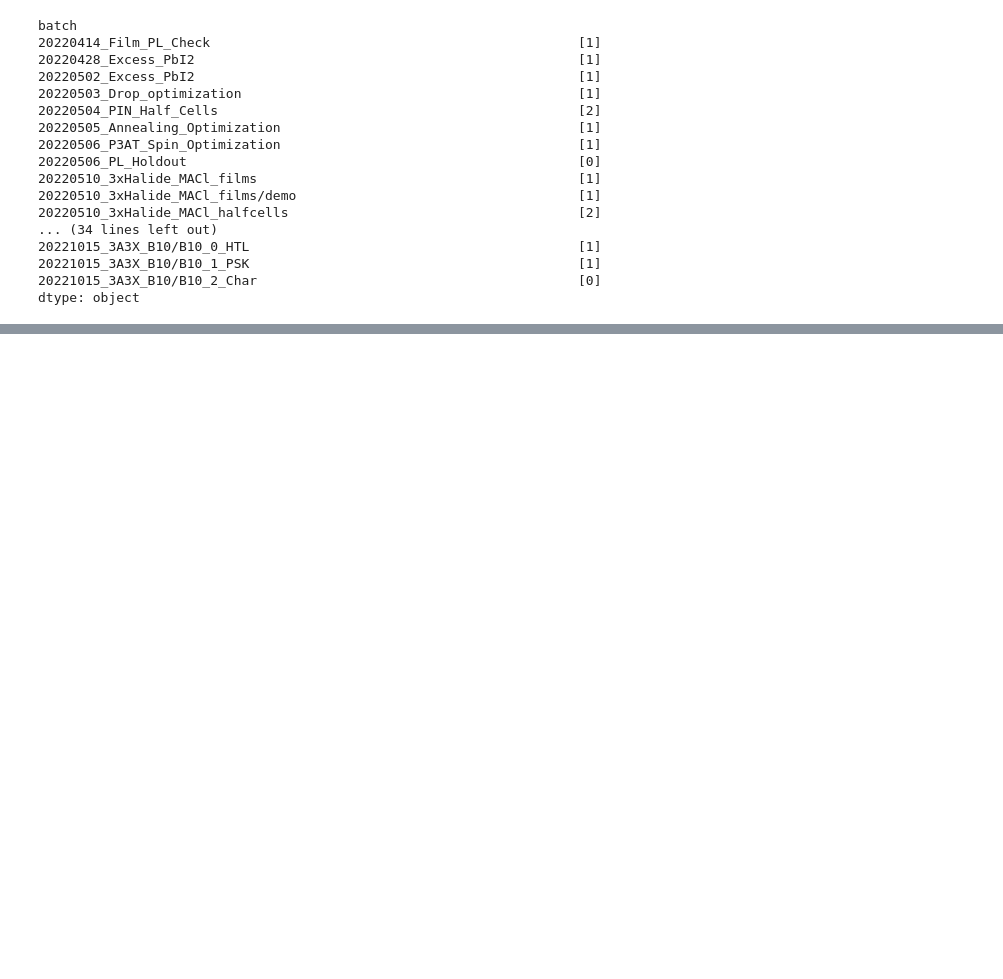
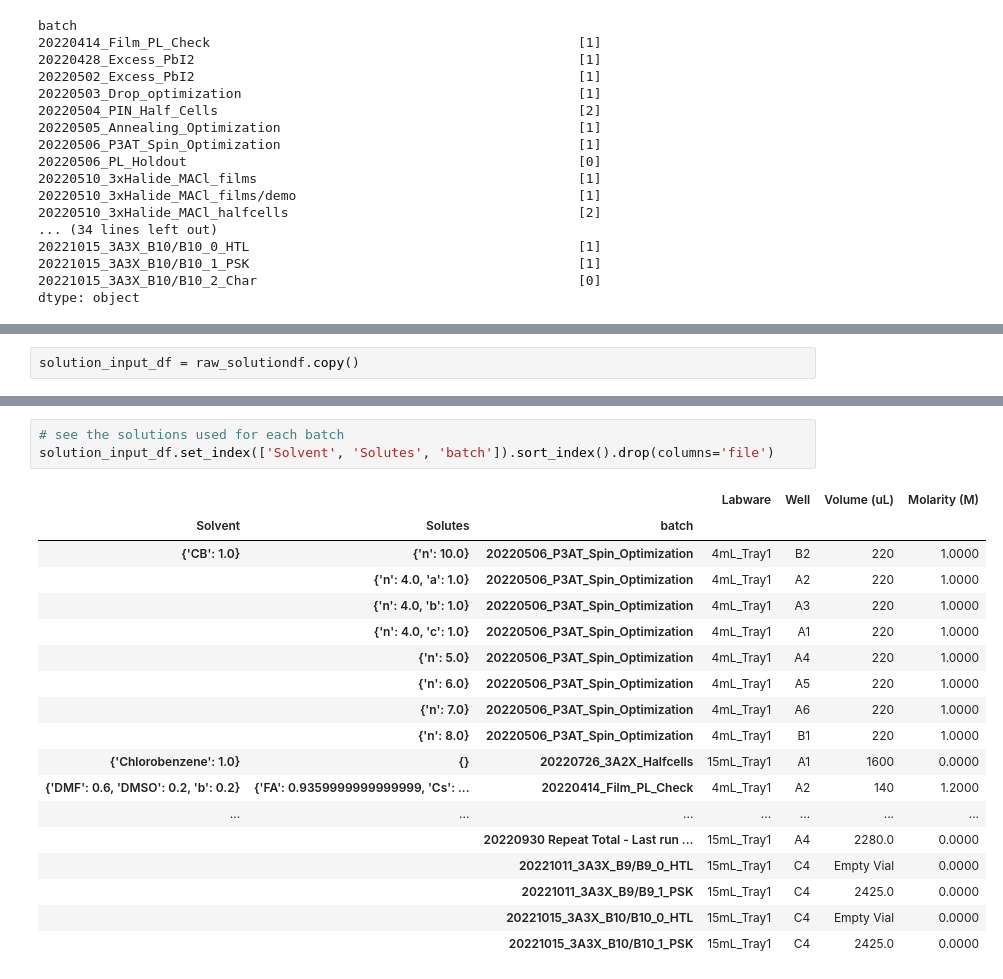
Before and after one commit to fenning-research-group/PASCAL_TrainView, a Jupyter notebook: input_eda.ipynb, the cells around one changed output, grey strips where cells are left out. Drawn from its saved outputs; the diff is of its cells as text; blank space fills up the shorter version.

```diff
--- a/input_eda.ipynb
+++ b/input_eda.ipynb
@@ -303,0 +315,2 @@ spins_5
+# %%
+solution_input_df = raw_solutiondf.copy()
@@ -303,0 +338,22 @@ spins_5
+# %%
+# see the solutions used for each batch
+solution_input_df.set_index(['Solvent', 'Solutes', 'batch']).sort_index().drop(columns='file')
+# %% [output]
+|  |  |  | Labware | Well | Volume (uL) | Molarity (M) |
+| Solvent | Solutes | batch |  |  |  |  |
+| {'CB': 1.0} | {'n': 10.0} | 20220506_P3AT_Spin_Optimization | 4mL_Tray1 | B2 | 220 | 1.0000 |
+|  | {'n': 4.0, 'a': 1.0} | 20220506_P3AT_Spin_Optimization | 4mL_Tray1 | A2 | 220 | 1.0000 |
+|  | {'n': 4.0, 'b': 1.0} | 20220506_P3AT_Spin_Optimization | 4mL_Tray1 | A3 | 220 | 1.0000 |
+|  | {'n': 4.0, 'c': 1.0} | 20220506_P3AT_Spin_Optimization | 4mL_Tray1 | A1 | 220 | 1.0000 |
+|  | {'n': 5.0} | 20220506_P3AT_Spin_Optimization | 4mL_Tray1 | A4 | 220 | 1.0000 |
+|  | {'n': 6.0} | 20220506_P3AT_Spin_Optimization | 4mL_Tray1 | A5 | 220 | 1.0000 |
+|  | {'n': 7.0} | 20220506_P3AT_Spin_Optimization | 4mL_Tray1 | A6 | 220 | 1.0000 |
+|  | {'n': 8.0} | 20220506_P3AT_Spin_Optimization | 4mL_Tray1 | B1 | 220 | 1.0000 |
+| {'Chlorobenzene': 1.0} | {} | 20220726_3A2X_Halfcells | 15mL_Tray1 | A1 | 1600 | 0.0000 |
+| {'DMF': 0.6, 'DMSO': 0.2, 'b': 0.2} | {'FA': 0.9359999999999999, 'Cs': ... | 20220414_Film_PL_Check | 4mL_Tray1 | A2 | 140 | 1.2000 |
+| ... | ... | ... | ... | ... | ... | ... |
+|  |  | 20220930 Repeat Total - Last run ... | 15mL_Tray1 | A4 | 2280.0 | 0.0000 |
+|  |  | 20221011_3A3X_B9/B9_0_HTL | 15mL_Tray1 | C4 | Empty Vial | 0.0000 |
+|  |  | 20221011_3A3X_B9/B9_1_PSK | 15mL_Tray1 | C4 | 2425.0 | 0.0000 |
+|  |  | 20221015_3A3X_B10/B10_0_HTL | 15mL_Tray1 | C4 | Empty Vial | 0.0000 |
+|  |  | 20221015_3A3X_B10/B10_1_PSK | 15mL_Tray1 | C4 | 2425.0 | 0.0000 |
```
Also changed, not shown: parts of 3 cells of this notebook.
